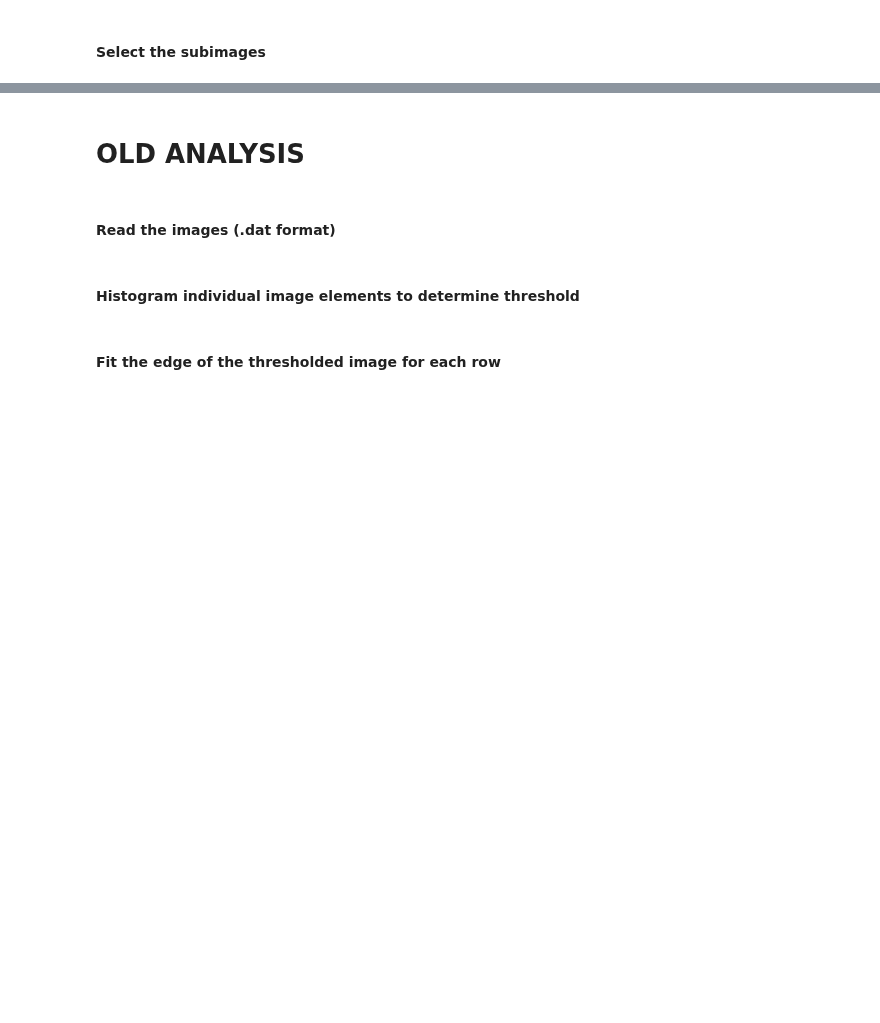
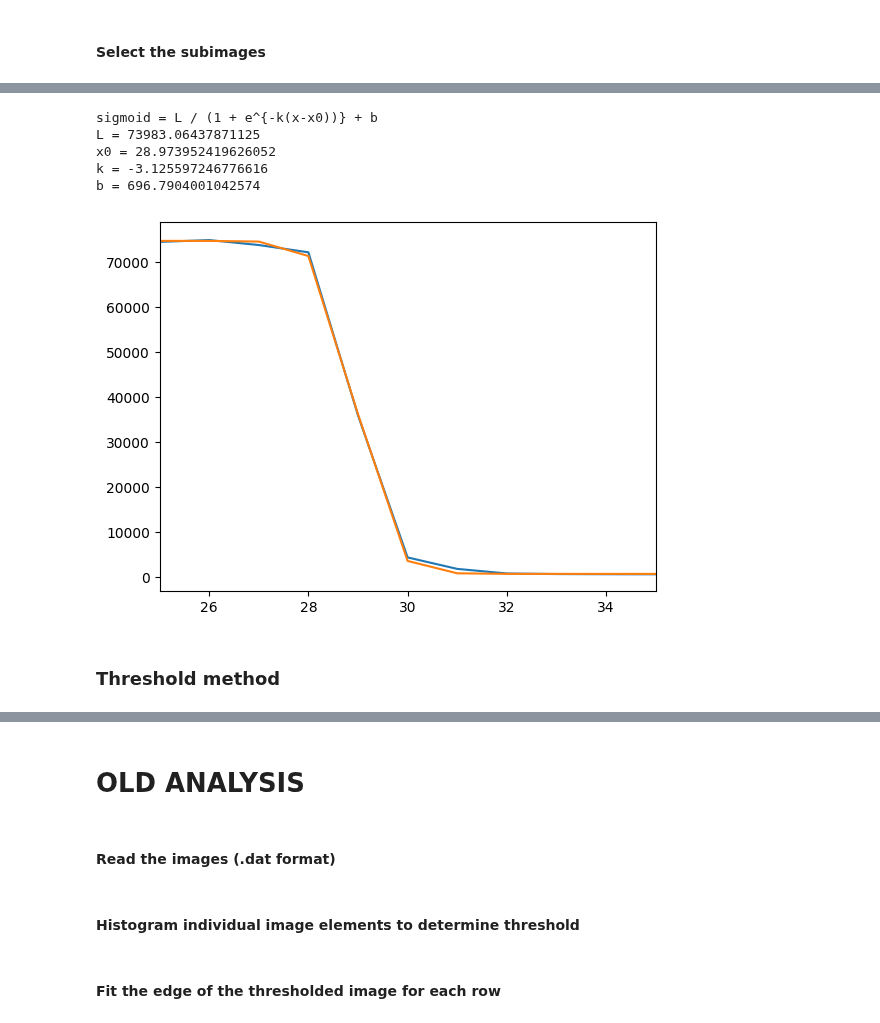
Before and after one commit to jerenner/emsim, a Jupyter notebook: notebooks/emsim_dataproc.ipynb, the cells around one changed output, grey strips where cells are left out. Cells and saved outputs as stored; diff of their text form; code cells hidden in the pictures; blank space fills up the shorter version.

```diff
--- a/notebooks/emsim_dataproc.ipynb
+++ b/notebooks/emsim_dataproc.ipynb
@@ -536,0 +539,9 @@ for datfile in datfiles: #[2:3]:
+# %%
+# Run the training.
+for epoch in range(epoch_start,epoch_end):
+    print("Epoch: ",epoch)
+    model.train()
+    train_loss = tr.train_regression_line(model, epoch, train_loader, optimizer, 1000)
+    scheduler.step(train_loss)
+    #if(epoch % 50 == 0):
+    torch.save(model.state_dict(), "{}/model_init_{}.pt".format(modeldir,epoch))
@@ -536,0 +705,9 @@ for datfile in datfiles: #[2:3]:
+# %%
+rng = [-6,6]
+nbins = 80
+plt.hist(ldist_pred,bins=nbins,label="NN",range=rng,alpha=0.7,color='blue')
+plt.hist(ldist_th,bins=nbins,label="max charge",range=rng,alpha=0.7,color='green')
+#plt.yscale('log')
+plt.legend()
+plt.ylabel("Counts/bin")
+plt.xlabel("Distance from line (pixels)")
@@ -536,0 +964,23 @@ for datfile in datfiles: #[2:3]:
+# %%
+final_scurve = np.sum(scurves[0:479],axis=0)
+plt.plot(final_scurve)
+ydata = final_scurve
+xdata = np.arange(len(final_scurve))
+p0 = [np.mean(ydata[ydata > np.mean(ydata)]), 30, 1, min(ydata)]
+popt, pcov = curve_fit(sigmoid, xdata, ydata, p0, method='dogbox')
+plt.plot(xdata,sigmoid(xdata,*popt))
+plt.xlim([25,35])
+print("sigmoid = L / (1 + e^{-k(x-x0))} + b")
+print("L = {}".format(popt[0]))
+print("x0 = {}".format(popt[1]))
+print("k = {}".format(popt[2]))
+print("b = {}".format(popt[3]))
+# %% [output]
+sigmoid = L / (1 + e^{-k(x-x0))} + b
+L = 73983.06437871125
+x0 = 28.973952419626052
+k = -3.125597246776616
+b = 696.7904001042574
+[figure, added]
+# %% [markdown]
+### Threshold method
```
Also changed, not shown: parts of 44 cells of this notebook, 1 other file.
